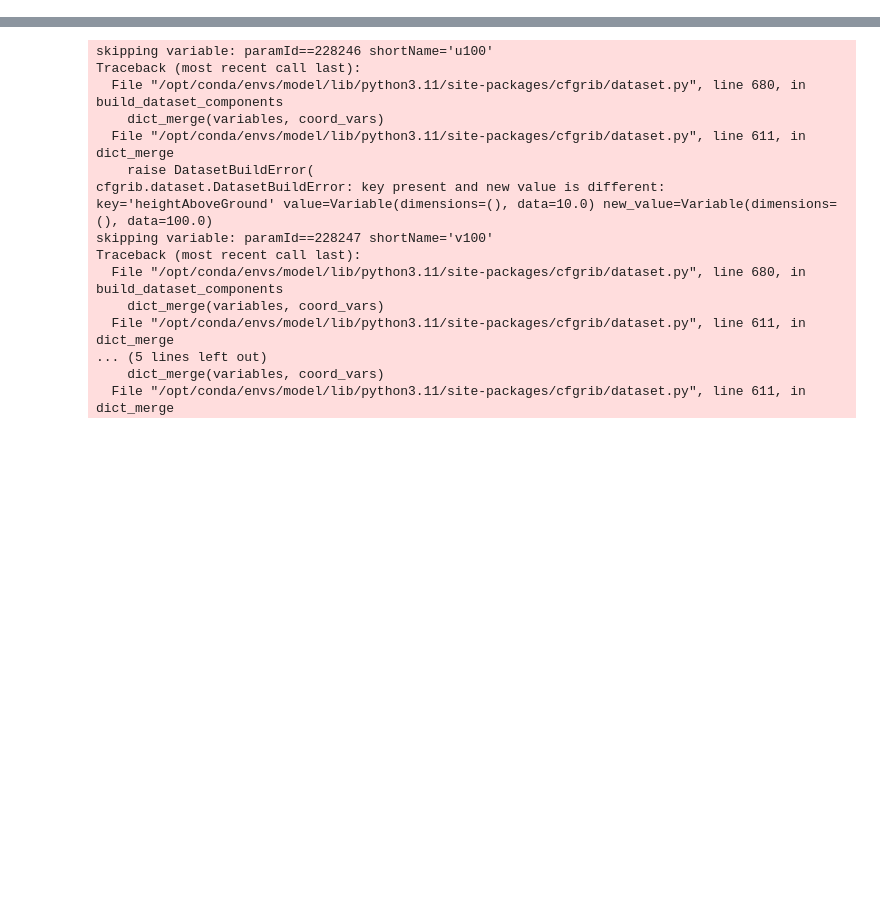
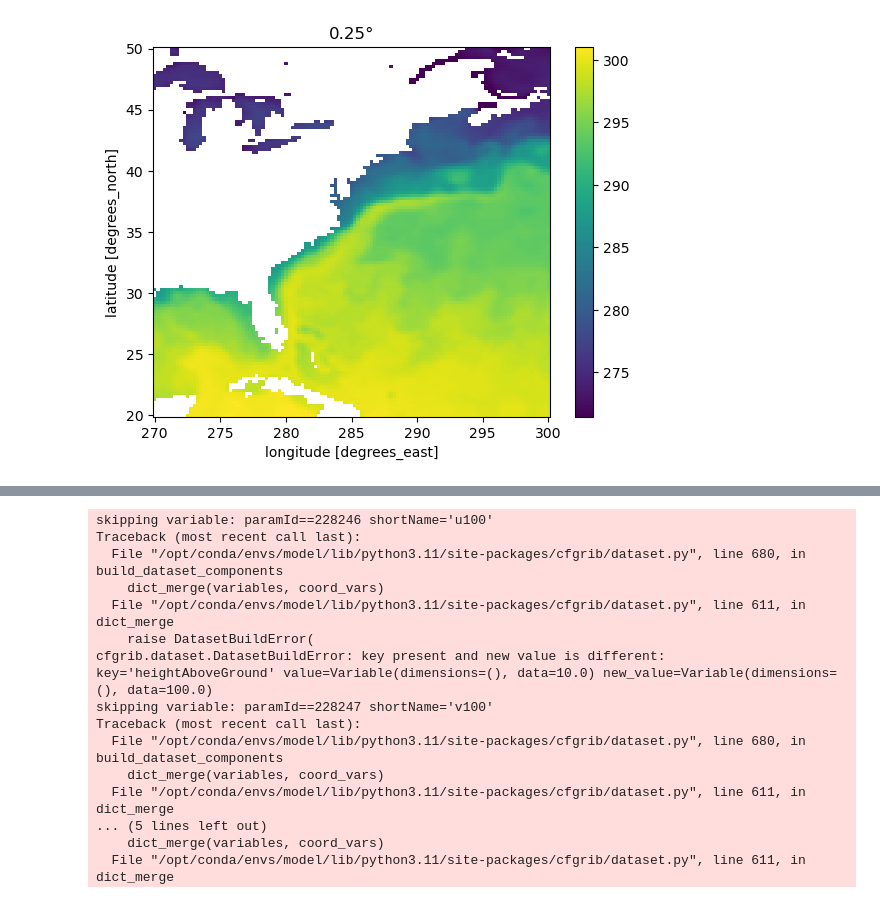
Before and after one commit to Slusny/Modulated-Spherical-Fourier-Neural-Operator, a Jupyter notebook: debug.ipynb, the cells around one changed output, grey strips where cells are left out. Drawn from its saved outputs; the diff is of its cells as text; code cells hidden in the pictures; blank space fills up the shorter version.

```diff
--- a/debug.ipynb
+++ b/debug.ipynb
@@ -4,3 +4,13 @@ import climetlab as cml
 import numpy as np
 import matplotlib
 import matplotlib.pyplot as plt
+# %%
+path = "/mnt/V/Master/data/"
+# path = "/mnt/qb/goswami/data/era5/single_pressure_level/"
+ds = xr.open_dataset(path + "sea_surface_temperature/sea_surface_temperature_2019.nc")
+# sst = ds.sel(time="2019-01-01T00:00").sel(dict(longitude=slice(0,100))).where((ds.latitude > 72) & (ds.latitude < 80)).to_array()[0]
+sst = ds.sel(time="2019-01-01T00:00").sel(dict(longitude=slice(270,300),latitude=slice(50.,20))).to_array()[0]
+sst_2 = ds.sel(time="2019-01-01T00:00").sel(dict(longitude=slice(270,300),latitude=slice(50.,20))).coarsen(latitude=2,longitude=2,boundary='trim').mean().to_array()[0]
+sst_4 = ds.sel(time="2019-01-01T00:00").sel(dict(longitude=slice(270,300),latitude=slice(50.,20))).coarsen(latitude=2,longitude=2,boundary='trim').mean().to_array()[0]
+
+sst_8 = ds.sel(time="2019-01-01T00:00").sel(dict(longitude=slice(270,300),latitude=slice(50.,20))).coarsen(latitude=8,longitude=8,boundary='trim').mean().to_array()[0]
@@ -6,0 +37,6 @@ import matplotlib.pyplot as plt
+# %%
+sst.plot()
+plt.title("0.25°")
+plt.savefig("/mnt/V/Master/figures/sst_0.25.png")
+# %% [output]
+[figure, added]
```
Also changed, not shown: parts of 5 cells of this notebook, 8 other files.
